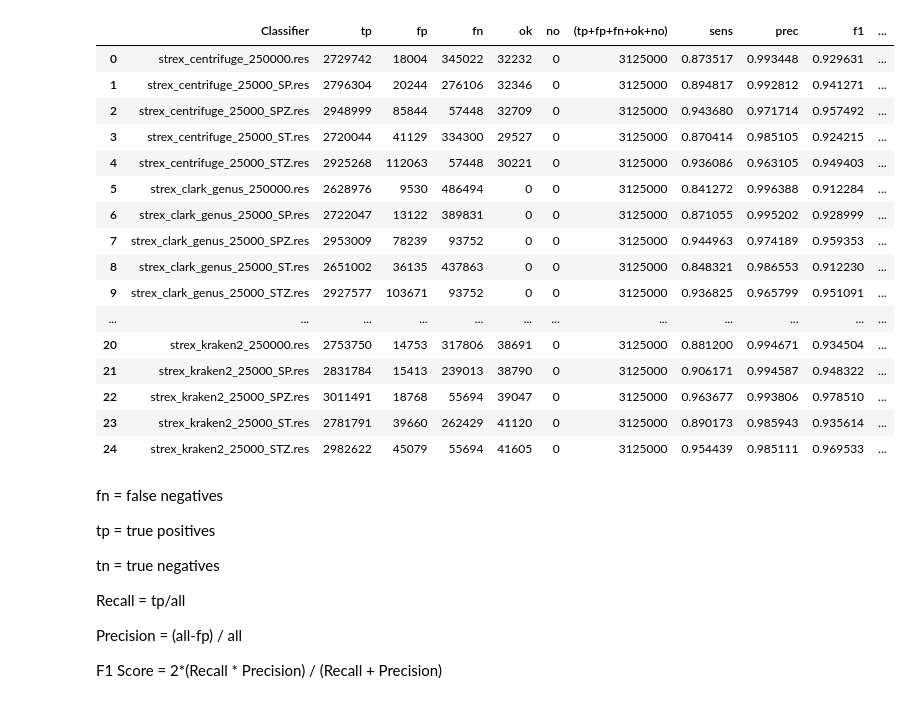
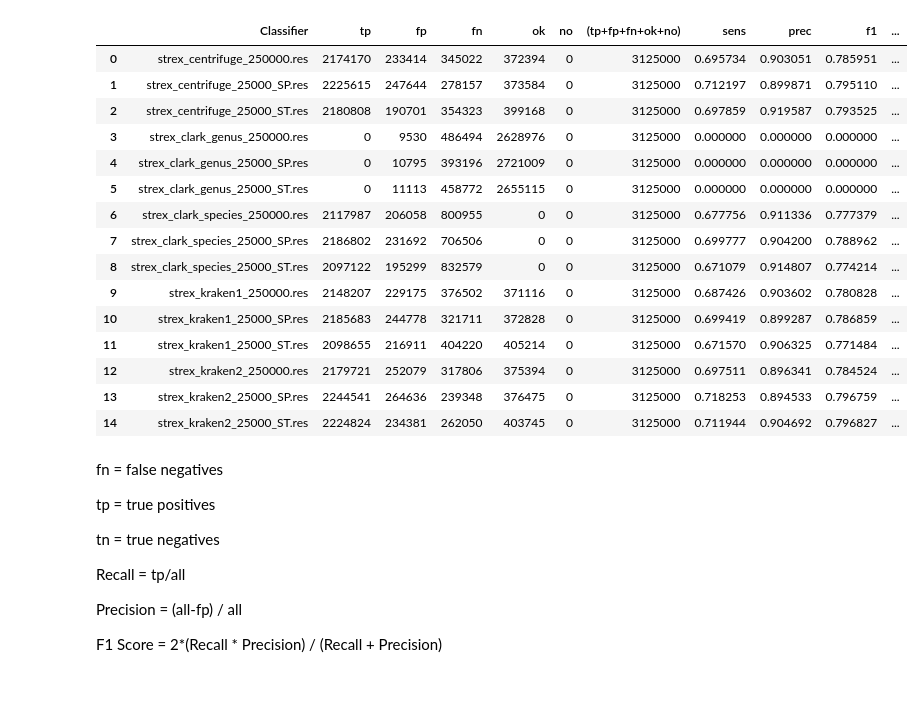
Before and after one commit to leonardoagg/Bioinformatics-Project, a Jupyter notebook: Analysis/ResultsEvaluationAnalysis.ipynb, the cells around one changed output. Saved outputs shown, nothing was run; the diff lists cells and outputs as text; code cells hidden in the pictures.

```diff
--- a/Analysis/ResultsEvaluationAnalysis.ipynb
+++ b/Analysis/ResultsEvaluationAnalysis.ipynb
@@ -3,31 +3,30 @@ import pandas as pd
 import matplotlib.pyplot as plt
 import numpy as np
 # %%
-filename1 = 'results_evaluation_genus_20.csv'
-filename2 = 'results_evaluation_genus25.csv'
+filename1 = 'results_evaluation_species_25_score.csv'
+filename2 = 'results_evaluation_species_25.csv'
 
 df = pd.read_csv('../ResultsEvaluation/'+filename1, sep='\t')
 df2 = pd.read_csv('../ResultsEvaluation/'+filename2, sep='\t')
 
 df
 # %% [output]
 |  | Classifier | tp | fp | fn | ok | no | (tp+fp+fn+ok+no) | sens | prec | f1 | ... |
-| 0 | strex_centrifuge_250000.res | 2729742 | 18004 | 345022 | 32232 | 0 | 3125000 | 0.873517 | 0.993448 | 0.929631 | ... |
-| 1 | strex_centrifuge_25000_SP.res | 2796304 | 20244 | 276106 | 32346 | 0 | 3125000 | 0.894817 | 0.992812 | 0.941271 | ... |
-| 2 | strex_centrifuge_25000_SPZ.res | 2948999 | 85844 | 57448 | 32709 | 0 | 3125000 | 0.943680 | 0.971714 | 0.957492 | ... |
-| 3 | strex_centrifuge_25000_ST.res | 2720044 | 41129 | 334300 | 29527 | 0 | 3125000 | 0.870414 | 0.985105 | 0.924215 | ... |
-| 4 | strex_centrifuge_25000_STZ.res | 2925268 | 112063 | 57448 | 30221 | 0 | 3125000 | 0.936086 | 0.963105 | 0.949403 | ... |
-| 5 | strex_clark_genus_250000.res | 2628976 | 9530 | 486494 | 0 | 0 | 3125000 | 0.841272 | 0.996388 | 0.912284 | ... |
-| 6 | strex_clark_genus_25000_SP.res | 2722047 | 13122 | 389831 | 0 | 0 | 3125000 | 0.871055 | 0.995202 | 0.928999 | ... |
-| 7 | strex_clark_genus_25000_SPZ.res | 2953009 | 78239 | 93752 | 0 | 0 | 3125000 | 0.944963 | 0.974189 | 0.959353 | ... |
-| 8 | strex_clark_genus_25000_ST.res | 2651002 | 36135 | 437863 | 0 | 0 | 3125000 | 0.848321 | 0.986553 | 0.912230 | ... |
-| 9 | strex_clark_genus_25000_STZ.res | 2927577 | 103671 | 93752 | 0 | 0 | 3125000 | 0.936825 | 0.965799 | 0.951091 | ... |
-| ... | ... | ... | ... | ... | ... | ... | ... | ... | ... | ... | ... |
-| 20 | strex_kraken2_250000.res | 2753750 | 14753 | 317806 | 38691 | 0 | 3125000 | 0.881200 | 0.994671 | 0.934504 | ... |
-| 21 | strex_kraken2_25000_SP.res | 2831784 | 15413 | 239013 | 38790 | 0 | 3125000 | 0.906171 | 0.994587 | 0.948322 | ... |
-| 22 | strex_kraken2_25000_SPZ.res | 3011491 | 18768 | 55694 | 39047 | 0 | 3125000 | 0.963677 | 0.993806 | 0.978510 | ... |
-| 23 | strex_kraken2_25000_ST.res | 2781791 | 39660 | 262429 | 41120 | 0 | 3125000 | 0.890173 | 0.985943 | 0.935614 | ... |
-| 24 | strex_kraken2_25000_STZ.res | 2982622 | 45079 | 55694 | 41605 | 0 | 3125000 | 0.954439 | 0.985111 | 0.969533 | ... |
+| 0 | strex_centrifuge_250000.res | 2174170 | 233414 | 345022 | 372394 | 0 | 3125000 | 0.695734 | 0.903051 | 0.785951 | ... |
+| 1 | strex_centrifuge_25000_SP.res | 2225615 | 247644 | 278157 | 373584 | 0 | 3125000 | 0.712197 | 0.899871 | 0.795110 | ... |
+| 2 | strex_centrifuge_25000_ST.res | 2180808 | 190701 | 354323 | 399168 | 0 | 3125000 | 0.697859 | 0.919587 | 0.793525 | ... |
+| 3 | strex_clark_genus_250000.res | 0 | 9530 | 486494 | 2628976 | 0 | 3125000 | 0.000000 | 0.000000 | 0.000000 | ... |
+| 4 | strex_clark_genus_25000_SP.res | 0 | 10795 | 393196 | 2721009 | 0 | 3125000 | 0.000000 | 0.000000 | 0.000000 | ... |
+| 5 | strex_clark_genus_25000_ST.res | 0 | 11113 | 458772 | 2655115 | 0 | 3125000 | 0.000000 | 0.000000 | 0.000000 | ... |
+| 6 | strex_clark_species_250000.res | 2117987 | 206058 | 800955 | 0 | 0 | 3125000 | 0.677756 | 0.911336 | 0.777379 | ... |
+| 7 | strex_clark_species_25000_SP.res | 2186802 | 231692 | 706506 | 0 | 0 | 3125000 | 0.699777 | 0.904200 | 0.788962 | ... |
+| 8 | strex_clark_species_25000_ST.res | 2097122 | 195299 | 832579 | 0 | 0 | 3125000 | 0.671079 | 0.914807 | 0.774214 | ... |
+| 9 | strex_kraken1_250000.res | 2148207 | 229175 | 376502 | 371116 | 0 | 3125000 | 0.687426 | 0.903602 | 0.780828 | ... |
+| 10 | strex_kraken1_25000_SP.res | 2185683 | 244778 | 321711 | 372828 | 0 | 3125000 | 0.699419 | 0.899287 | 0.786859 | ... |
+| 11 | strex_kraken1_25000_ST.res | 2098655 | 216911 | 404220 | 405214 | 0 | 3125000 | 0.671570 | 0.906325 | 0.771484 | ... |
+| 12 | strex_kraken2_250000.res | 2179721 | 252079 | 317806 | 375394 | 0 | 3125000 | 0.697511 | 0.896341 | 0.784524 | ... |
+| 13 | strex_kraken2_25000_SP.res | 2244541 | 264636 | 239348 | 376475 | 0 | 3125000 | 0.718253 | 0.894533 | 0.796759 | ... |
+| 14 | strex_kraken2_25000_ST.res | 2224824 | 234381 | 262050 | 403745 | 0 | 3125000 | 0.711944 | 0.904692 | 0.796827 | ... |
 # %% [markdown]
 fn = false negatives
 
```
Also changed, not shown: parts of 3 cells of this notebook, 6 other files.
